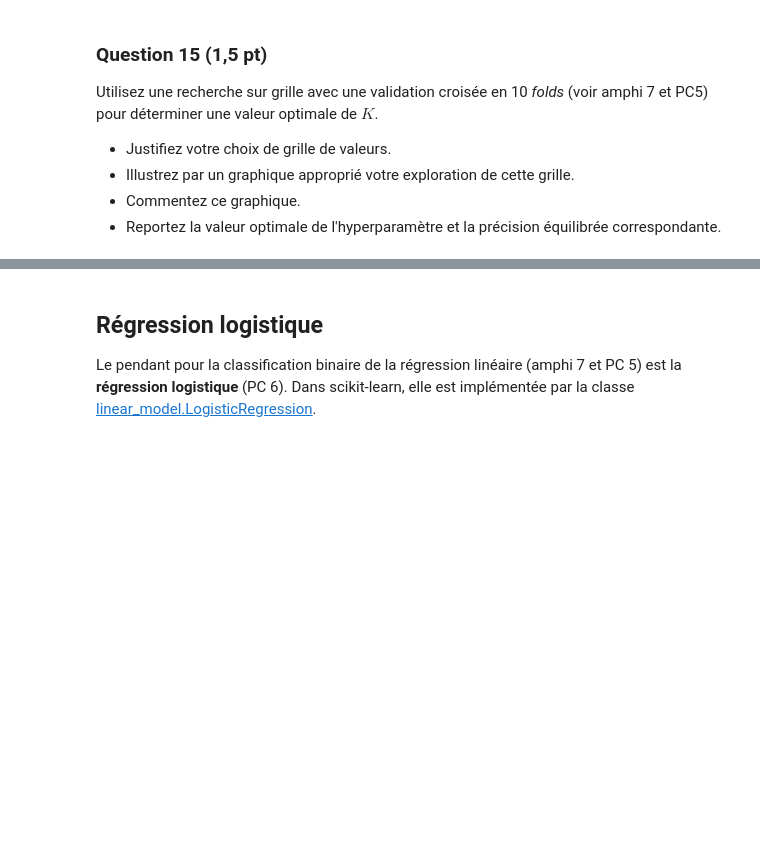
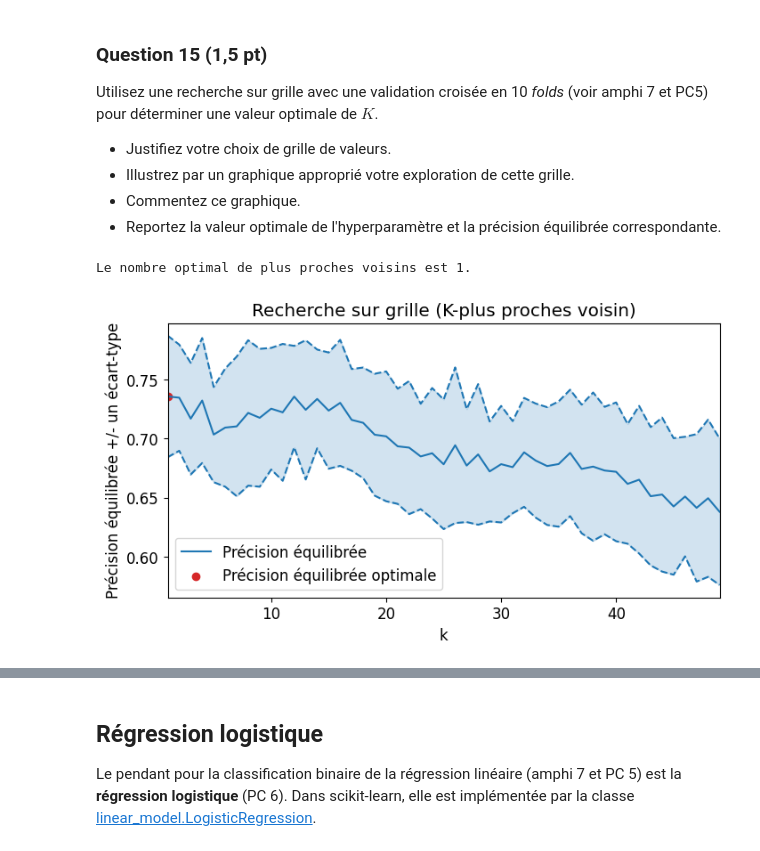
Before and after one commit to romain-lelaidier/sdd-projet, a Jupyter notebook: Projet.ipynb, the cells around one changed output, grey strips where cells are left out. Cells and saved outputs as stored; diff of their text form; code cells hidden in the pictures; blank space fills up the shorter version.

```diff
--- a/Projet.ipynb
+++ b/Projet.ipynb
@@ -296,3 +332,18 @@ Quelle précision équilibrée attendez-vous _sur le jeu d'entraînement_ d'un a
 # %% [markdown]
 ### Question 13 (0,5 pt)
 Vérifiez votre réponse sur les données, en utilisant la classe [neighbors.KNeighborsClassifier](https://scikit-learn.org/stable/modules/generated/sklearn.neighbors.KNeighborsClassifier.html).
+# %%
+from sklearn.neighbors import KNeighborsClassifier
+from sklearn.metrics import balanced_accuracy_score
+
+
+X_train_risk_vs_norisk = np.array(df_train_risk_vs_norisk.drop(columns=['Risque']))
+neigh = KNeighborsClassifier(n_neighbors=1)
+neigh.fit(X_train_risk_vs_norisk, y_train_risk_vs_norisk)
+
+
+y_pred_ppv = neigh.predict(X_train_risk_vs_norisk)
+
+ba_train = balanced_accuracy_score(y_train, y_pred_train)
+
+print(f"La précision équilibrée vaut {ba_train:.3f}")
@@ -310,3 +367,60 @@ Utilisez une recherche sur grille avec une validation croisée en 10 _folds_ (vo
 * Illustrez par un graphique approprié votre exploration de cette grille.
 * Commentez ce graphique.
 * Reportez la valeur optimale de l'hyperparamètre et la précision équilibrée correspondante.
+# %%
+from sklearn import model_selection
+from sklearn.neighbors import KNeighborsClassifier
+import matplotlib.pyplot as plt
+
+# Création des folds
+kf = model_selection.KFold(n_splits=10, shuffle=True, random_state=42)
+
+# Définir la grille de valeurs de l'hyperparamètre k
+ks = range(1,50)
+
+# Définir le modèle à évaluer
+neigh = KNeighborsClassifier()
+
+# Instantier la recherche sur grille
+grid = model_selection.GridSearchCV(neigh, {'n_neighbors': ks},
+                                    cv=kf, # on utilise les folds déjà définis
+                                    scoring='balanced_accuracy'
+                                   )
+
+# Utiliser la recherche sur grille
+grid.fit(X_train_risk_vs_norisk, y_train_risk_vs_norisk)
+
+plt.figure(figsize=(8, 4))
+
+scores_mean = grid.cv_results_['mean_test_score']
+scores_std = grid.cv_results_['std_test_score']
+
+# afficher la moyenne et l'écart-type
+plt.plot(grid.cv_results_['param_n_neighbors'], scores_mean,
+         label="Précision équilibrée", color='tab:blue')
+plt.plot(grid.cv_results_['param_n_neighbors'], scores_mean + scores_std,
+         color='tab:blue', linestyle='dashed')
+plt.plot(grid.cv_results_['param_n_neighbors'], scores_mean - scores_std,
+         color='tab:blue', linestyle='dashed')
+
+# colorer l'espace entre les courbes représentant les écarts-types
+plt.fill_between(ks, scores_mean + scores_std, scores_mean - scores_std,
+                 color='tab:blue',
+                 alpha=0.2, # contrôle la transparence
+                )
+
+# afficher le meilleur score
+plt.scatter(grid.best_params_['n_neighbors'], grid.best_score_,
+           color='tab:red', label='Précision équilibrée optimale')
+print(f"Le nombre optimal de plus proches voisins est {grid.best_params_['n_neighbors']}.")
+
+# Mise en forme
+plt.xlabel("k")
+plt.ylabel("Précision équilibrée +/- un écart-type")
+plt.xlim([ks[0], ks[-1]])
+plt.title("Recherche sur grille (K-plus proches voisin)")
+plt.legend(loc='best')
+plt.show()
+# %% [output]
+Le nombre optimal de plus proches voisins est 1.
+[figure, added]
```
Also changed, not shown: parts of 9 cells of this notebook.
